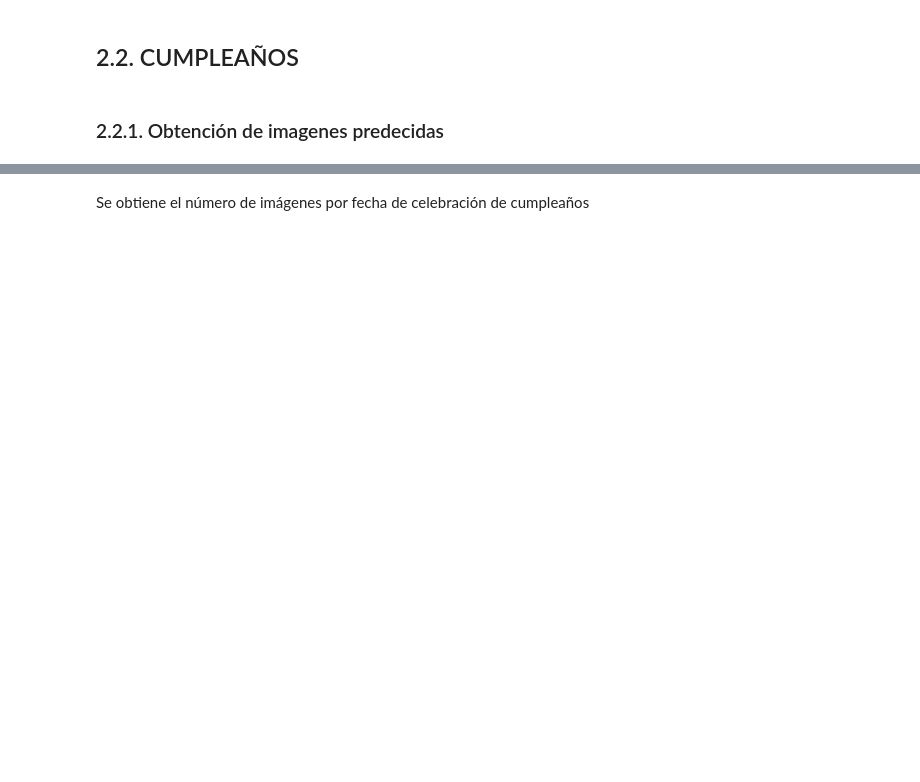
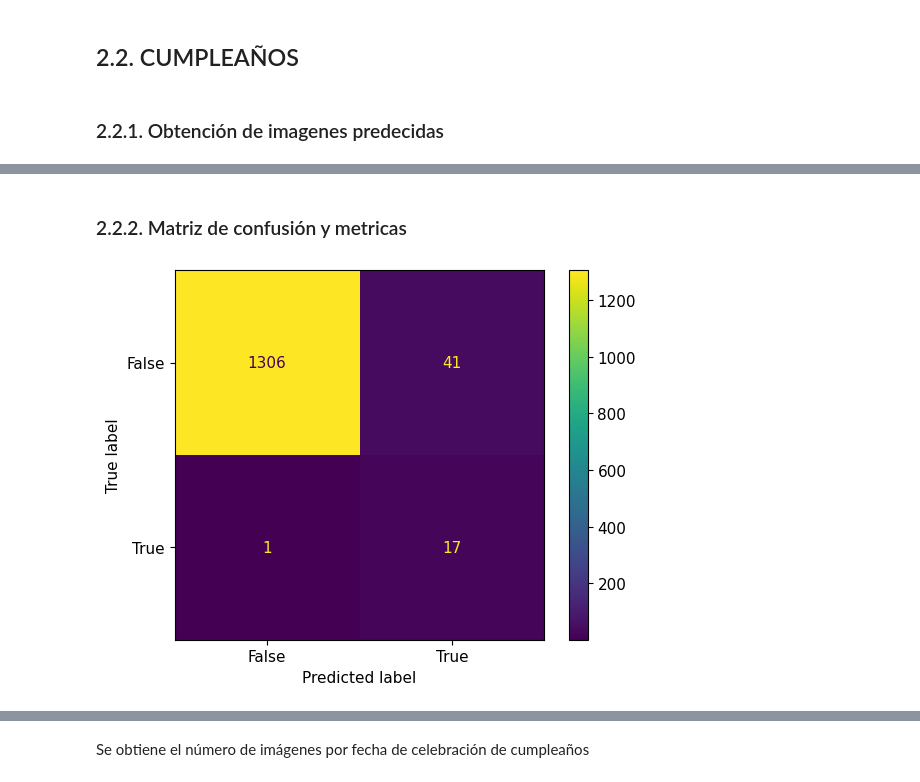
Before and after one commit to dcarretero/UOC_Master_DS_TFM, a Jupyter notebook: image_classifier/4_generador_de_albumes.ipynb, the cells around one changed output, grey strips where cells are left out. Cells and saved outputs as stored; diff of their text form; code cells hidden in the pictures; blank space fills up the shorter version.

```diff
--- a/image_classifier/4_generador_de_albumes.ipynb
+++ b/image_classifier/4_generador_de_albumes.ipynb
@@ -181,0 +211,4 @@ metrics
+# %%
+analyticsHelper2 = AnalyticsHelper()
+metrics = analyticsHelper2.getBinaryClassificationConfusionMatrixMetrics(confusion_matrix2)
+metrics
@@ -228,0 +308,27 @@ df_birthday_images = imagesGraphDB.get_neighbours_by_type_of_node_list(list(set(
+# %% [markdown]
+### 2.2.2. Matriz de confusión y metricas
+# %%
+df_birthday_images_predicted = df_birthday_images.copy()
+df_birthday_images_predicted['Cumpleaños predicted'] = 1
+df_images_birthday_manual = df_images_labeled_manually[['Image','Cumpleaños']].copy()
+df_birthday_analysis = df_images_labeled_manually.merge(df_birthday_images_predicted , how="left", left_on="Image", right_on="image_filename")
+# Se informa con valor 0 aquellas imagenes sin detección de rios y lagos
+# en lugar de NA
+df_birthday_analysis['Cumpleaños predicted'] = df_birthday_analysis['Cumpleaños predicted']. fillna(0)
+
+# Se convierte a int la columna ya que se usa como booleano
+df_birthday_analysis['Cumpleaños predicted'] = df_birthday_analysis['Cumpleaños predicted'].astype('int')
+# %%
+from sklearn import metrics
+%matplotlib inline
+# Se cargan los resultados de la predicción y el real
+images_birthday_actual= df_birthday_analysis['Cumpleaños'].to_numpy()
+images_birthday_predicted= df_birthday_analysis['Cumpleaños predicted'].to_numpy()
+# Se cargan los datos para generar la matriz de confusión
+confusion_matrix = metrics.confusion_matrix(images_birthday_actual, images_birthday_predicted)
+cm_display = metrics.ConfusionMatrixDisplay(confusion_matrix = confusion_matrix, display_labels = [False, True])
+# Se muestra el gráfico
+cm_display.plot()
+plt.show()
+# %% [output]
+[figure, added]
```
Also changed, not shown: parts of 15 cells of this notebook, 3 other files.
